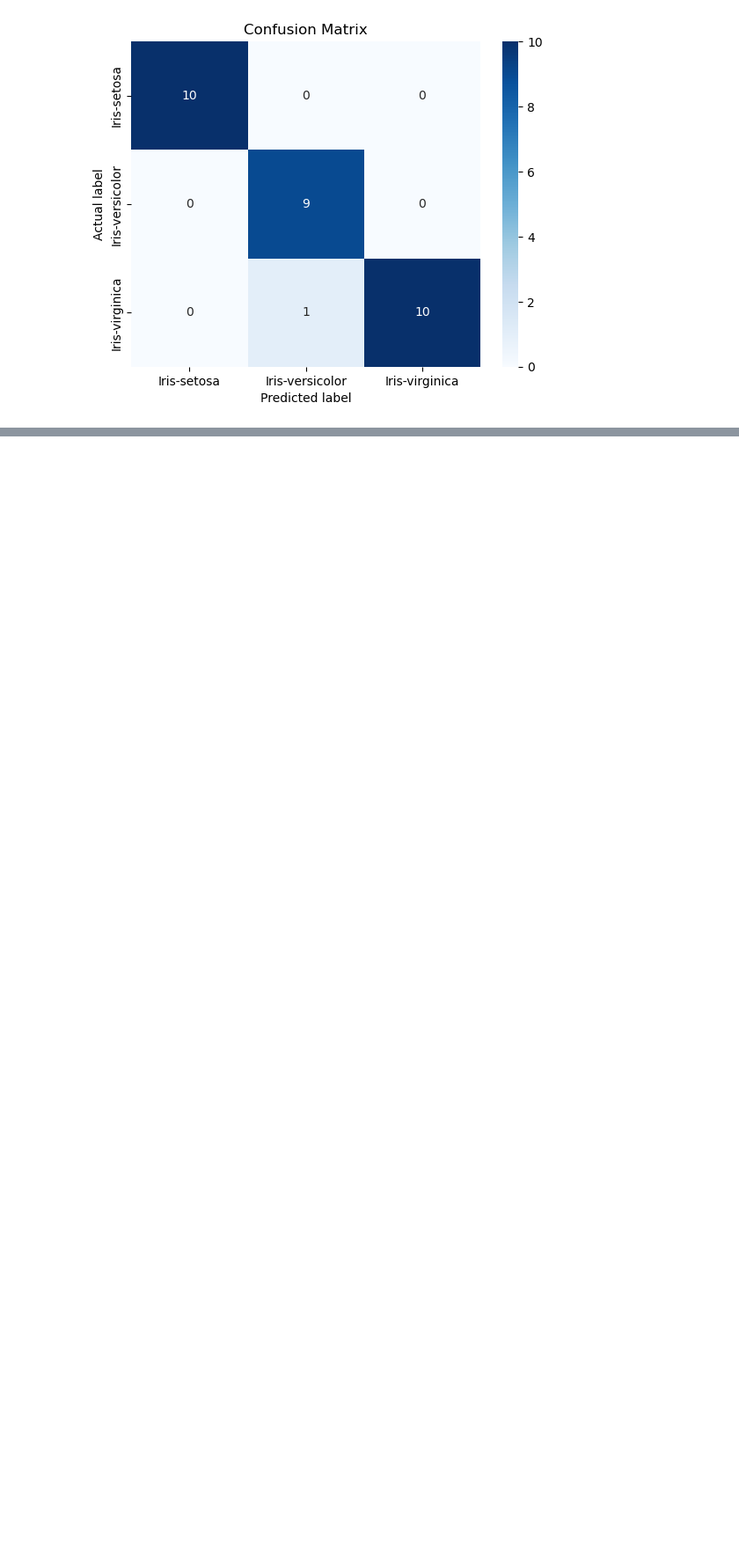
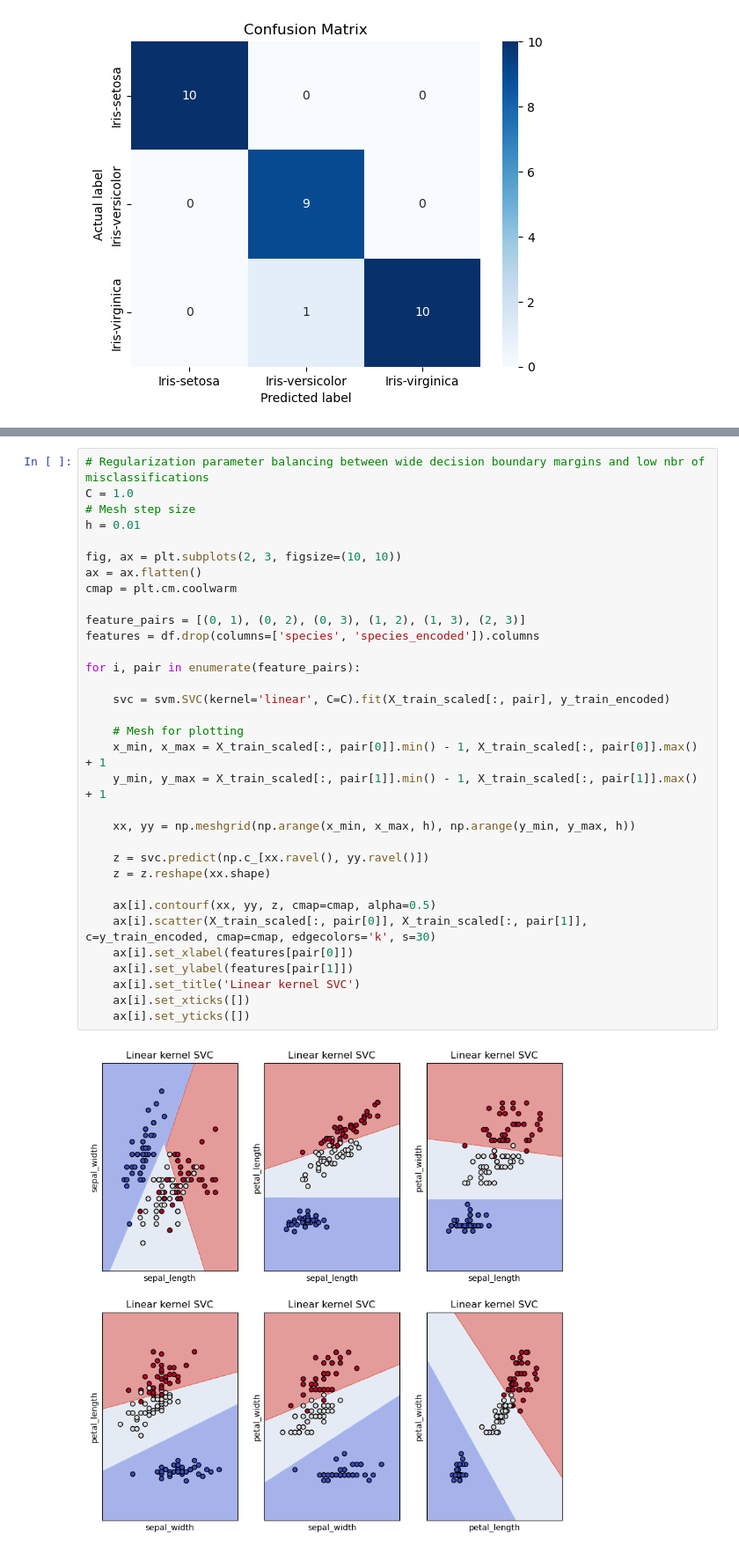
Before and after one commit to pekko-kauppila/Machine-Learning-Projects, a Jupyter notebook: Iris_classification/iris_classification.ipynb, the cells around one changed output, grey strips where cells are left out. Shown at 88% size. Drawn from its saved outputs; the diff is of its cells as text; blank space fills up the shorter version.

```diff
--- a/Iris_classification/iris_classification.ipynb
+++ b/Iris_classification/iris_classification.ipynb
@@ -246,0 +310,35 @@ Confusion Matrix:
+# %%
+# Regularization parameter balancing between wide decision boundary margins and low nbr of misclassifications
+C = 1.0
+# Mesh step size
+h = 0.01
+
+fig, ax = plt.subplots(2, 3, figsize=(10, 10))
+ax = ax.flatten()
+cmap = plt.cm.coolwarm
+
+feature_pairs = [(0, 1), (0, 2), (0, 3), (1, 2), (1, 3), (2, 3)]
+features = df.drop(columns=['species', 'species_encoded']).columns
+
+for i, pair in enumerate(feature_pairs):
+
+    svc = svm.SVC(kernel='linear', C=C).fit(X_train_scaled[:, pair], y_train_encoded)
+
+    # Mesh for plotting
+    x_min, x_max = X_train_scaled[:, pair[0]].min() - 1, X_train_scaled[:, pair[0]].max() + 1
+    y_min, y_max = X_train_scaled[:, pair[1]].min() - 1, X_train_scaled[:, pair[1]].max() + 1
+
+    xx, yy = np.meshgrid(np.arange(x_min, x_max, h), np.arange(y_min, y_max, h))
+
+    z = svc.predict(np.c_[xx.ravel(), yy.ravel()])
+    z = z.reshape(xx.shape)
+
+    ax[i].contourf(xx, yy, z, cmap=cmap, alpha=0.5)
+    ax[i].scatter(X_train_scaled[:, pair[0]], X_train_scaled[:, pair[1]], c=y_train_encoded, cmap=cmap, edgecolors='k', s=30)
+    ax[i].set_xlabel(features[pair[0]])
+    ax[i].set_ylabel(features[pair[1]])
+    ax[i].set_title('Linear kernel SVC')
+    ax[i].set_xticks([])
+    ax[i].set_yticks([])
+# %% [output]
+[figure, added]
```
Also changed, not shown: parts of 8 cells of this notebook.
